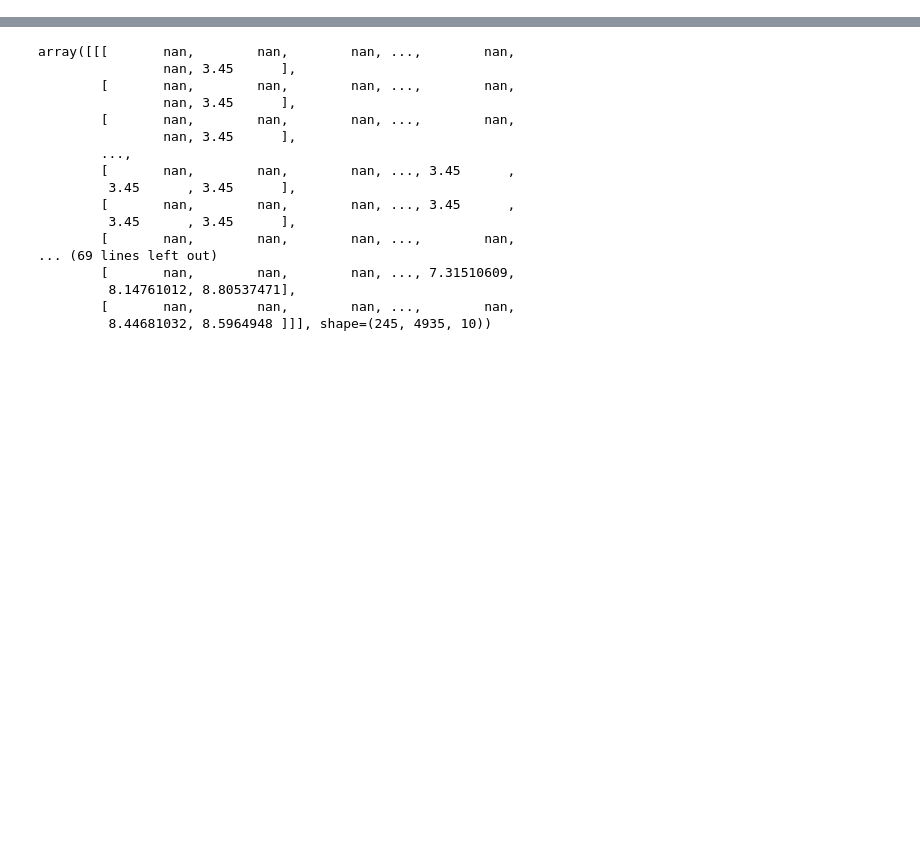
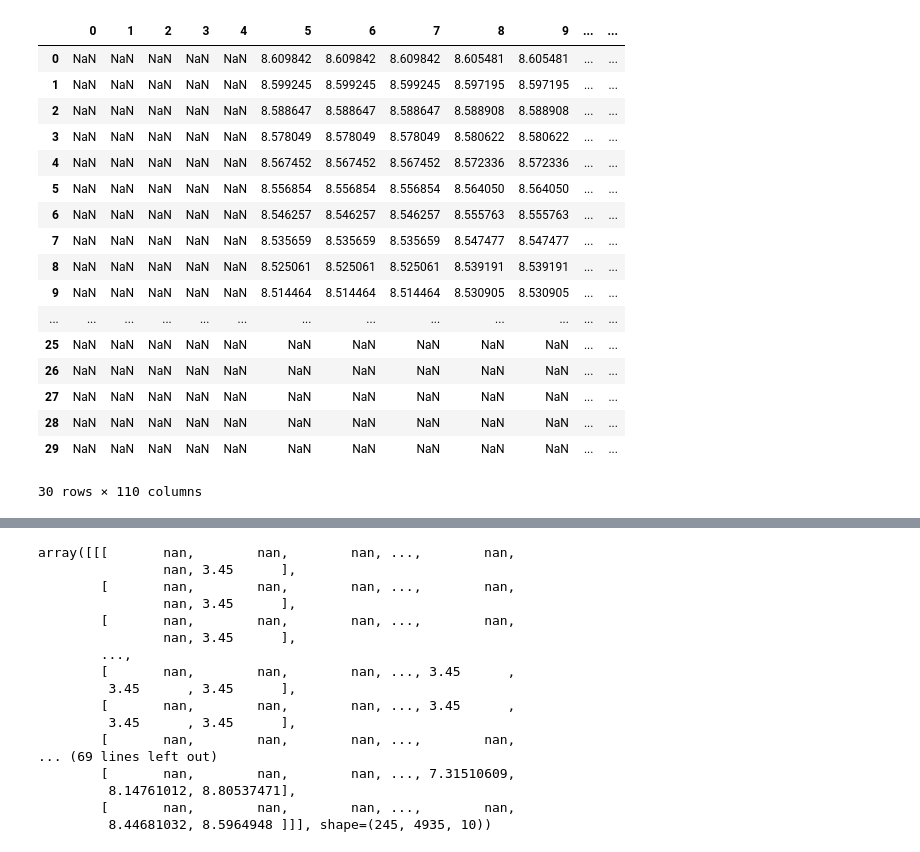
Before and after one commit to NTNUSmartWater/DigiH2O-Platform, a Jupyter notebook: process.ipynb, the cells around one changed output, grey strips where cells are left out. Drawn from its saved outputs; the diff is of its cells as text; code cells hidden in the pictures; blank space fills up the shorter version.

```diff
--- a/process.ipynb
+++ b/process.ipynb
@@ -51,0 +40,10 @@ list(waq_map.variables.keys())
+# %%
+idx = -1
+depths = gdf["depth"].values
+mask = depths[:, None] >= n_layers_values[None, :]
+poly_ids = polygons.index
+vals = values[idx][poly_ids, :]
+vals_masked = np.where(mask, vals, np.nan).T
+arr_out = np.full((n_rows, n_cols), np.nan, dtype=float)
+depth_axis = np.linspace(n_layers_values.min(), n_layers_values.max(), 100)
+mask = n_layers_values[:, None] <= depths[None, :]
@@ -51,0 +54,9 @@ list(waq_map.variables.keys())
+# %%
+from scipy.interpolate import interp1d
+
+f = interp1d(n_layers_values, vals_masked, axis=0,
+             kind='linear', bounds_error=False, fill_value=np.nan)
+vals_interp = f(depth_axis)   # shape (100, n_points)
+
+mask_interp = depth_axis[:, None] <= depths[None, :]
+arr_out = np.where(mask_interp, vals_interp, np.nan)
@@ -51,0 +79,21 @@ list(waq_map.variables.keys())
+# %%
+pd.DataFrame(arr_out).head(30)
+# %% [output]
+|  | 0 | 1 | 2 | 3 | 4 | 5 | 6 | 7 | 8 | 9 | ... | ... |
+| 0 | NaN | NaN | NaN | NaN | NaN | 8.609842 | 8.609842 | 8.609842 | 8.605481 | 8.605481 | ... | ... |
+| 1 | NaN | NaN | NaN | NaN | NaN | 8.599245 | 8.599245 | 8.599245 | 8.597195 | 8.597195 | ... | ... |
+| 2 | NaN | NaN | NaN | NaN | NaN | 8.588647 | 8.588647 | 8.588647 | 8.588908 | 8.588908 | ... | ... |
+| 3 | NaN | NaN | NaN | NaN | NaN | 8.578049 | 8.578049 | 8.578049 | 8.580622 | 8.580622 | ... | ... |
+| 4 | NaN | NaN | NaN | NaN | NaN | 8.567452 | 8.567452 | 8.567452 | 8.572336 | 8.572336 | ... | ... |
+| 5 | NaN | NaN | NaN | NaN | NaN | 8.556854 | 8.556854 | 8.556854 | 8.564050 | 8.564050 | ... | ... |
+| 6 | NaN | NaN | NaN | NaN | NaN | 8.546257 | 8.546257 | 8.546257 | 8.555763 | 8.555763 | ... | ... |
+| 7 | NaN | NaN | NaN | NaN | NaN | 8.535659 | 8.535659 | 8.535659 | 8.547477 | 8.547477 | ... | ... |
+| 8 | NaN | NaN | NaN | NaN | NaN | 8.525061 | 8.525061 | 8.525061 | 8.539191 | 8.539191 | ... | ... |
+| 9 | NaN | NaN | NaN | NaN | NaN | 8.514464 | 8.514464 | 8.514464 | 8.530905 | 8.530905 | ... | ... |
+| ... | ... | ... | ... | ... | ... | ... | ... | ... | ... | ... | ... | ... |
+| 25 | NaN | NaN | NaN | NaN | NaN | NaN | NaN | NaN | NaN | NaN | ... | ... |
+| 26 | NaN | NaN | NaN | NaN | NaN | NaN | NaN | NaN | NaN | NaN | ... | ... |
+| 27 | NaN | NaN | NaN | NaN | NaN | NaN | NaN | NaN | NaN | NaN | ... | ... |
+| 28 | NaN | NaN | NaN | NaN | NaN | NaN | NaN | NaN | NaN | NaN | ... | ... |
+| 29 | NaN | NaN | NaN | NaN | NaN | NaN | NaN | NaN | NaN | NaN | ... | ... |
+30 rows × 110 columns
```
Also changed, not shown: parts of 11 cells of this notebook, 11 other files.
